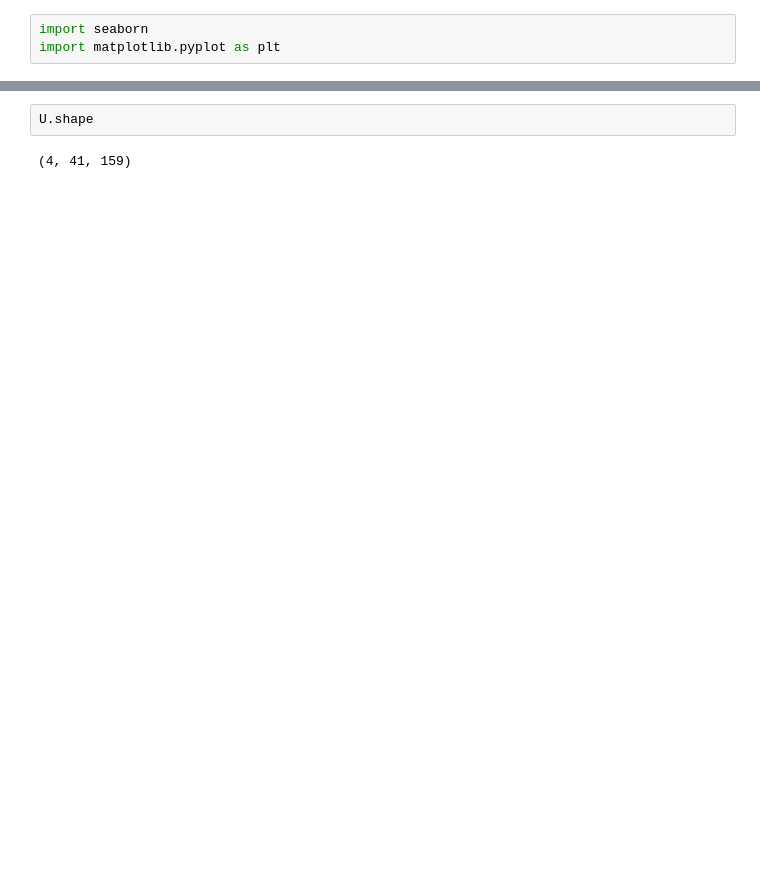
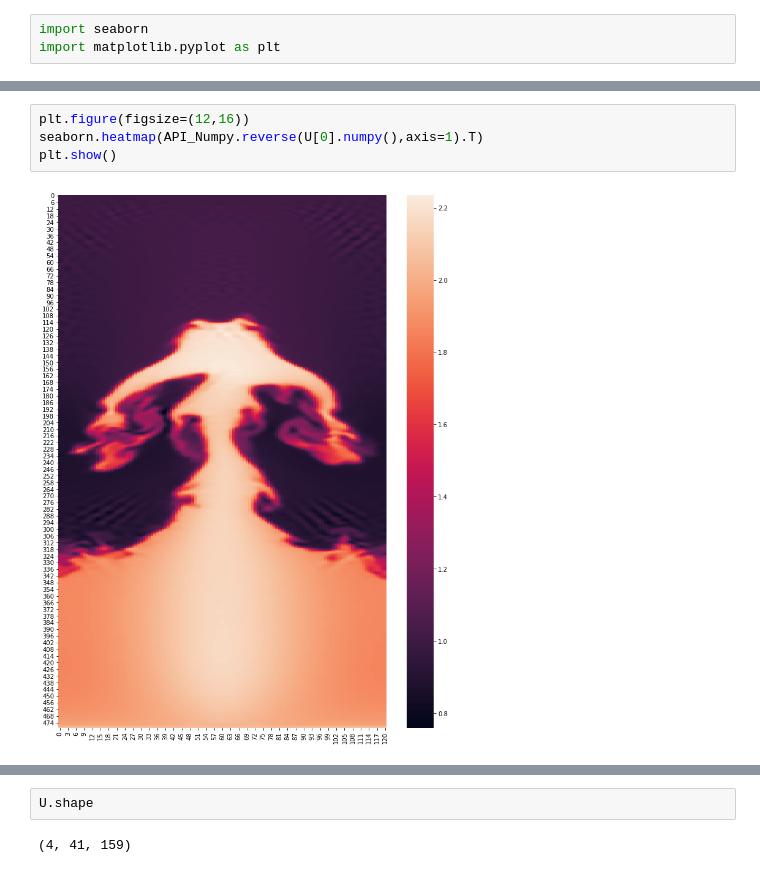
Before and after one commit to silvaneojunior/Top_mat_A, a Jupyter notebook: WENO-DS/Euler 2D.ipynb, the cells around one changed output, grey strips where cells are left out. Drawn from its saved outputs; the diff is of its cells as text; blank space fills up the shorter version.

```diff
--- a/WENO-DS/Euler 2D.ipynb
+++ b/WENO-DS/Euler 2D.ipynb
@@ -106,0 +214,6 @@ from IPython.display import clear_output
+# %%
+plt.figure(figsize=(12,16))
+seaborn.heatmap(API_Numpy.reverse(U[0].numpy(),axis=1).T)
+plt.show()
+# %% [output]
+[figure, added]
```
Also changed, not shown: parts of 17 cells of this notebook, 12 other files.
